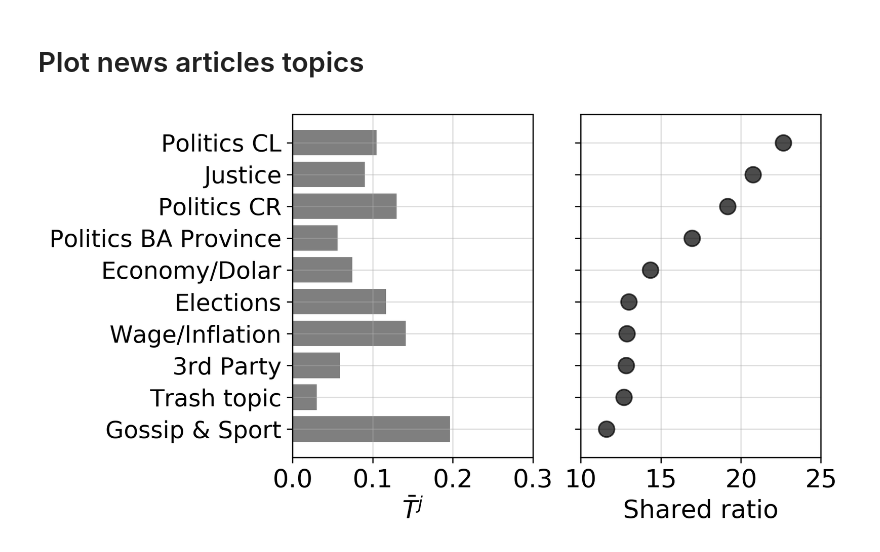
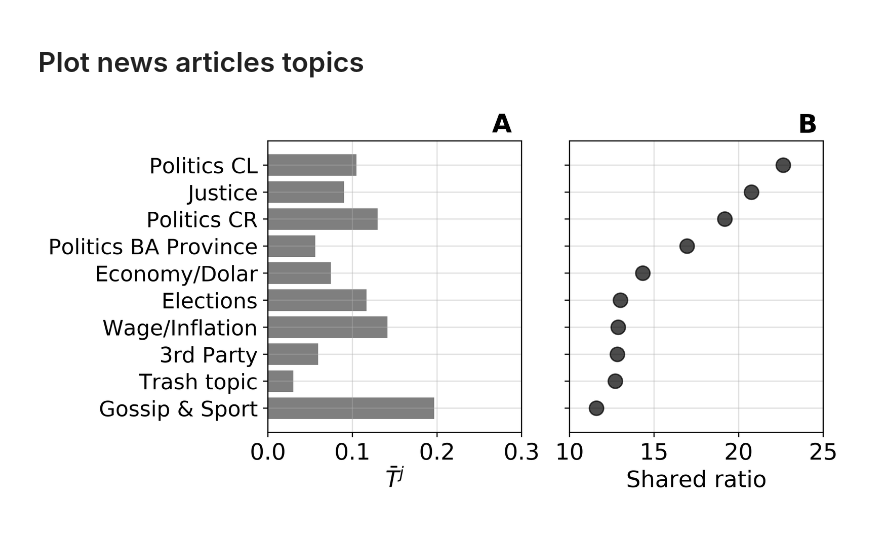
Before and after one commit to spinto88/SocialMediaBiasAndPolarization, a Jupyter notebook: TopicAnalysis.ipynb, the cells around one changed output. Cells and saved outputs as stored; diff of their text form; code cells hidden in the pictures.

```diff
--- a/TopicAnalysis.ipynb
+++ b/TopicAnalysis.ipynb
@@ -29,27 +29,29 @@ index_sorted = sorted(range(ntopics), key = lambda x: ratio[x])
 # %%
 import matplotlib.pyplot as plt
 import numpy as np
 
-fig, (ax1, ax2) = plt.subplots(1, 2, sharey=True, figsize=(6, 4),dpi =300)
+fig, (ax1, ax2) = plt.subplots(1, 2, sharey=True, figsize=(8, 4),dpi =500)
 
 ax1.barh(range(ntopics), [topic_interest_global[i] for i in index_sorted], alpha=0.50, color='k')
 ax1.set_yticks(range(ntopics))
 ax1.set_yticklabels([topic_names[i] for i in index_sorted], size=15)
 ax1.set_xlabel(r'$\bar{T}^j$', size=16)
 ax1.set_xticks([np.round(x,2) for x in np.arange(0.00, 0.32, 0.10)])
 ax1.set_xticklabels([np.round(x,2) for x in np.arange(0.00, 0.32, 0.10)], size=16)
 ax1.grid(True, alpha=0.4)
-
+ax1.text(0.265,10.2,'A',fontweight = 'bold',fontsize = 18)
 ax2.plot([ratio[i] for i in index_sorted], range(ntopics), '.', markersize=20, alpha=0.70, color='k')
 #ax2.set_yticks([])
 ax2.set_xticks([10, 15, 20, 25])
 ax2.set_xticklabels([10, 15, 20, 25], size=16)
 ax2.set_xlim([10, 25])
 ax2.grid(True, alpha=0.4)
 ax2.set_xlabel('Shared ratio', size=16)
+ax2.text(23.5,10.2,'B',fontweight = 'bold',fontsize = 18)
 
 plt.subplots_adjust(wspace=0.2)
-
+plt.tight_layout()
+plt.savefig('figura4.pdf')
 plt.show()
 # %% [output]
-[figure, old version]
+[figure, new version]
```
